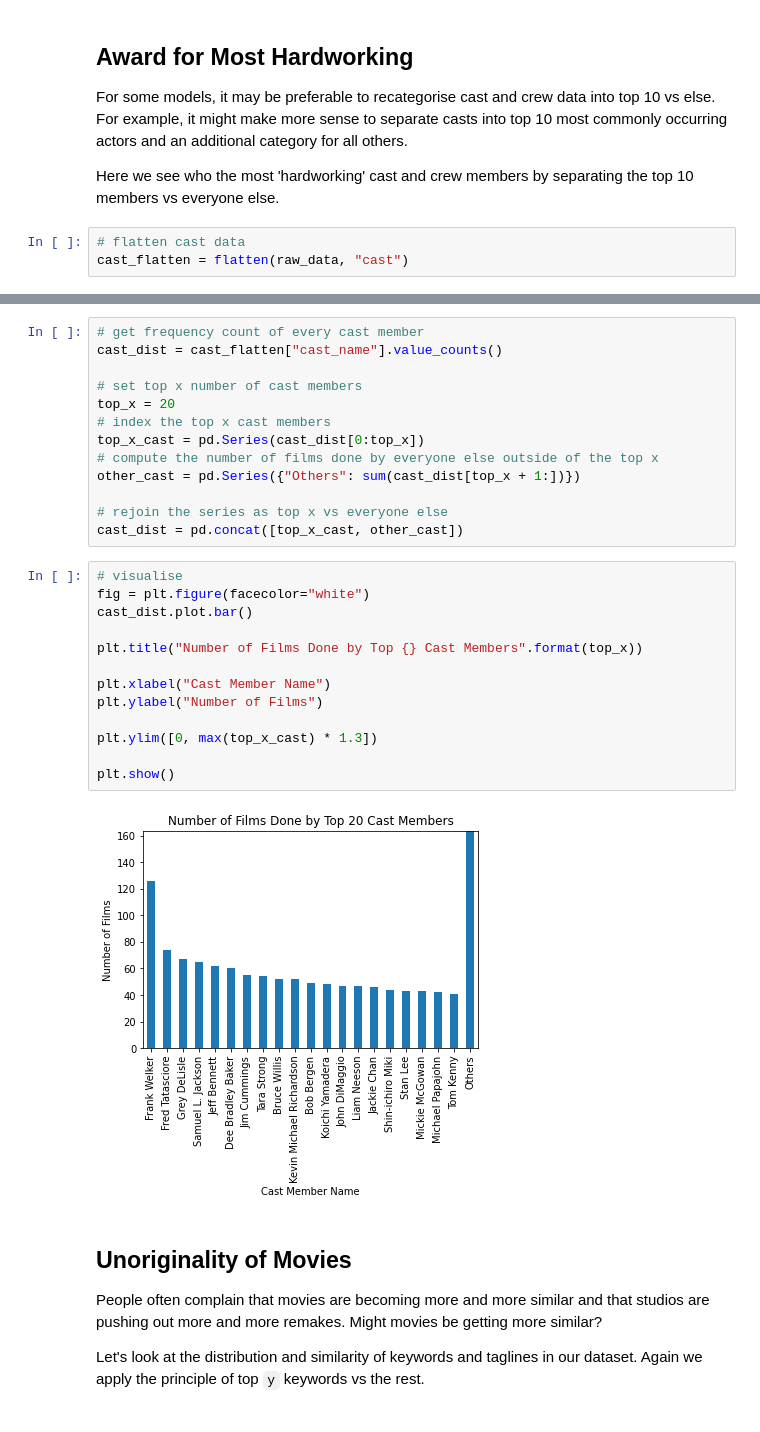
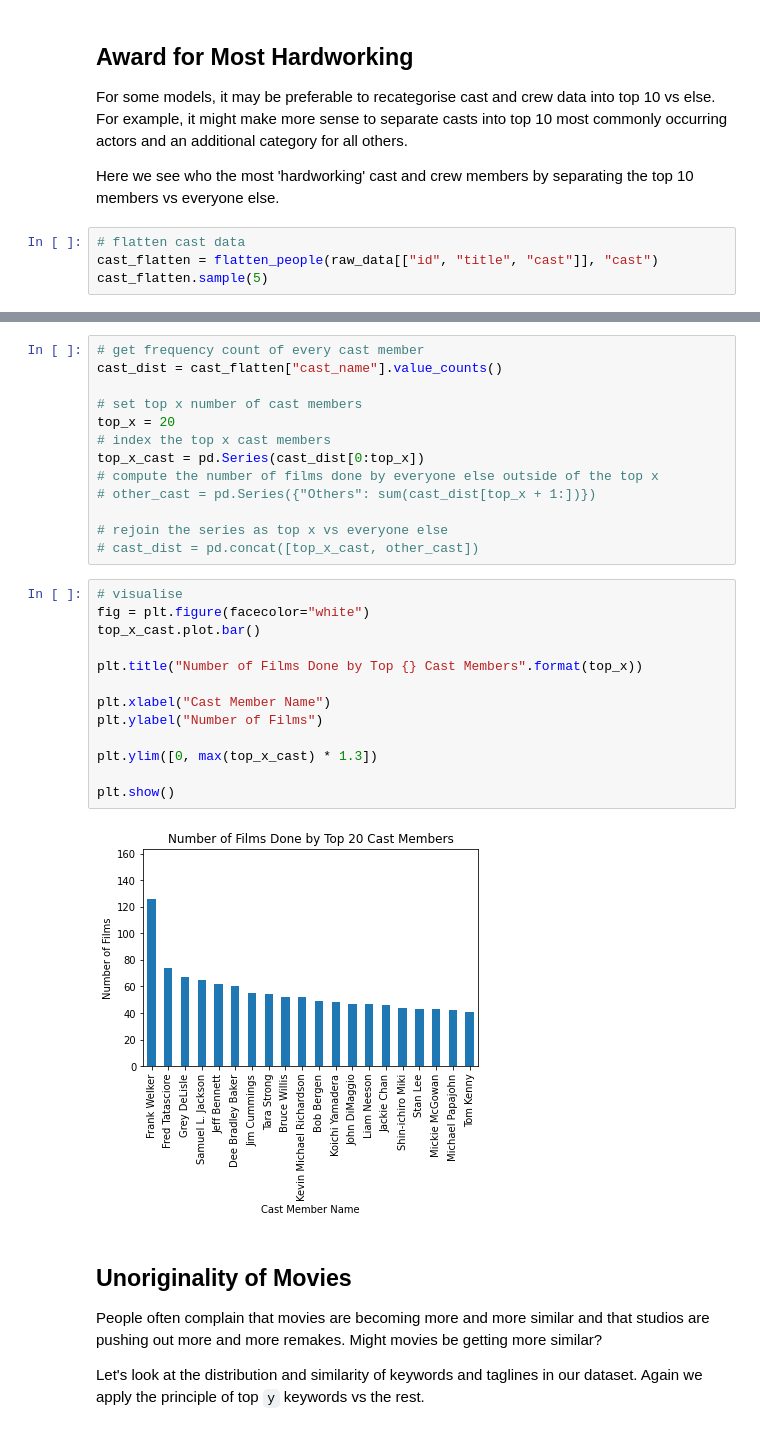
Before and after one commit to vibrantlychee/big-movie-data, a Jupyter notebook: exploratory.ipynb, the cells around one changed output, grey strips where cells are left out. Saved outputs shown, nothing was run; the diff lists cells and outputs as text.

Commit message:
finished exploratory data analysis

```diff
--- a/exploratory.ipynb
+++ b/exploratory.ipynb
@@ -220,4 +220,5 @@ Here we see who the most 'hardworking' cast and crew members by separating the
 top 10 members vs everyone else.
 # %%
 # flatten cast data
-cast_flatten = flatten(raw_data, "cast")
+cast_flatten = flatten_people(raw_data[["id", "title", "cast"]], "cast")
+cast_flatten.sample(5)
@@ -230,25 +238,25 @@ top_x = 20
 # index the top x cast members
 top_x_cast = pd.Series(cast_dist[0:top_x])
 # compute the number of films done by everyone else outside of the top x
-other_cast = pd.Series({"Others": sum(cast_dist[top_x + 1:])})
+# other_cast = pd.Series({"Others": sum(cast_dist[top_x + 1:])})
 
 # rejoin the series as top x vs everyone else
-cast_dist = pd.concat([top_x_cast, other_cast])
+# cast_dist = pd.concat([top_x_cast, other_cast])
 # %%
 # visualise
 fig = plt.figure(facecolor="white")
-cast_dist.plot.bar()
+top_x_cast.plot.bar()
 
 plt.title("Number of Films Done by Top {} Cast Members".format(top_x))
 
 plt.xlabel("Cast Member Name")
 plt.ylabel("Number of Films")
 
 plt.ylim([0, max(top_x_cast) * 1.3])
 
 plt.show()
 # %% [output]
-[figure, old version]
+[figure, new version]
 # %% [markdown]
 ## Unoriginality of Movies
 People often complain that movies are becoming more and more similar and that studios are pushing out more and more remakes. Might movies be getting more similar?
```
Also changed, not shown: parts of 7 cells of this notebook, 2 other files.
